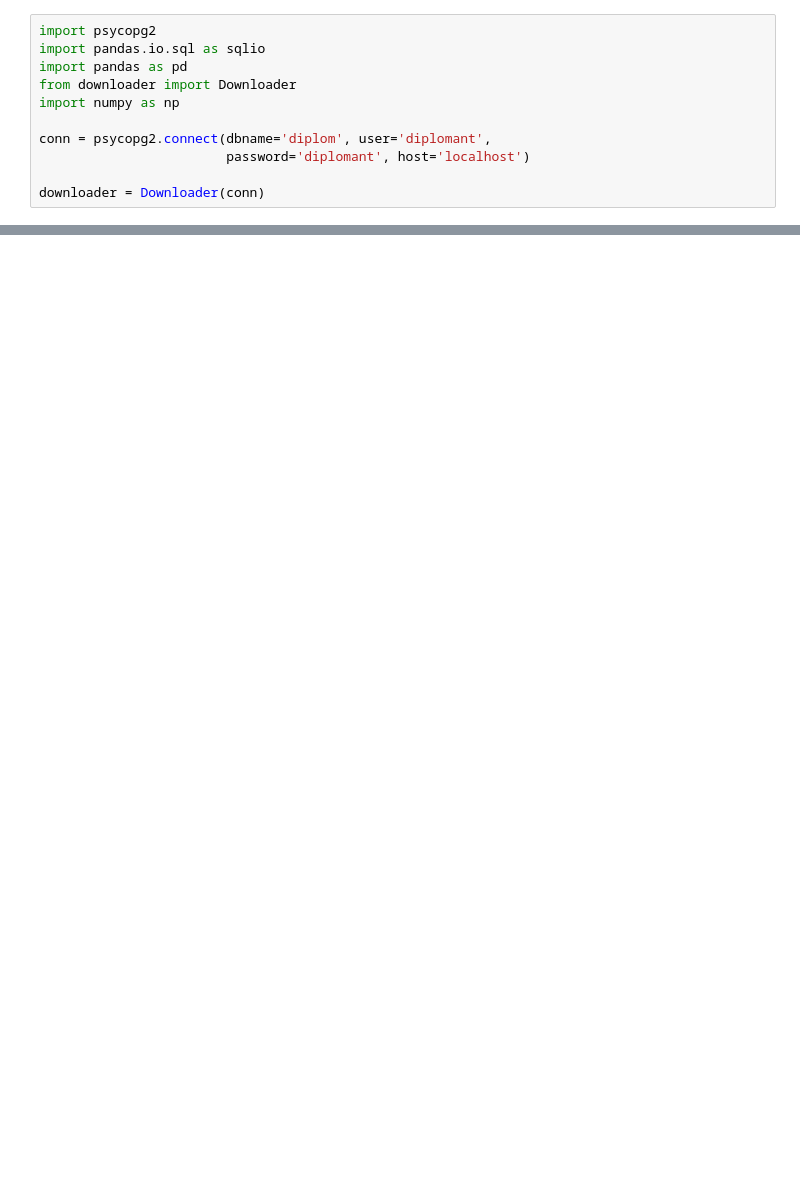
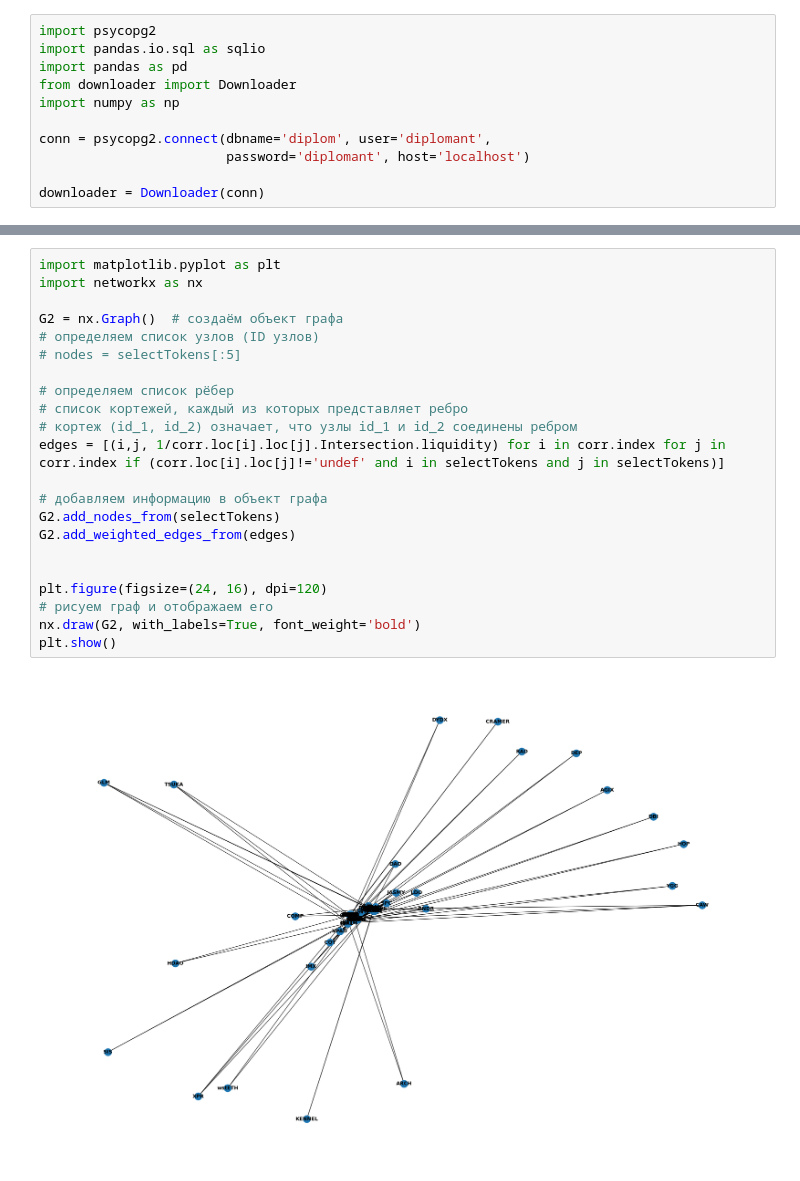
Before and after one commit to glebzverev/go-pool-indexer, a Jupyter notebook: python/Analyze.ipynb, the cells around one changed output, grey strips where cells are left out. Drawn from its saved outputs; the diff is of its cells as text; blank space fills up the shorter version.

```diff
--- a/python/Analyze.ipynb
+++ b/python/Analyze.ipynb
@@ -85,0 +217,24 @@ corr
+# %%
+import matplotlib.pyplot as plt
+import networkx as nx
+
+G2 = nx.Graph()  # создаём объект графа
+# определяем список узлов (ID узлов)
+# nodes = selectTokens[:5]
+
+# определяем список рёбер
+# список кортежей, каждый из которых представляет ребро
+# кортеж (id_1, id_2) означает, что узлы id_1 и id_2 соединены ребром
+edges = [(i,j, 1/corr.loc[i].loc[j].Intersection.liquidity) for i in corr.index for j in corr.index if (corr.loc[i].loc[j]!='undef' and i in selectTokens and j in selectTokens)]
+
+# добавляем информацию в объект графа
+G2.add_nodes_from(selectTokens)
+G2.add_weighted_edges_from(edges)
+
+
+plt.figure(figsize=(24, 16), dpi=120)
+# рисуем граф и отображаем его
+nx.draw(G2, with_labels=True, font_weight='bold')
+plt.show()
+# %% [output]
+[figure, added]
```
Also changed, not shown: parts of 26 cells of this notebook, 24 other files.
